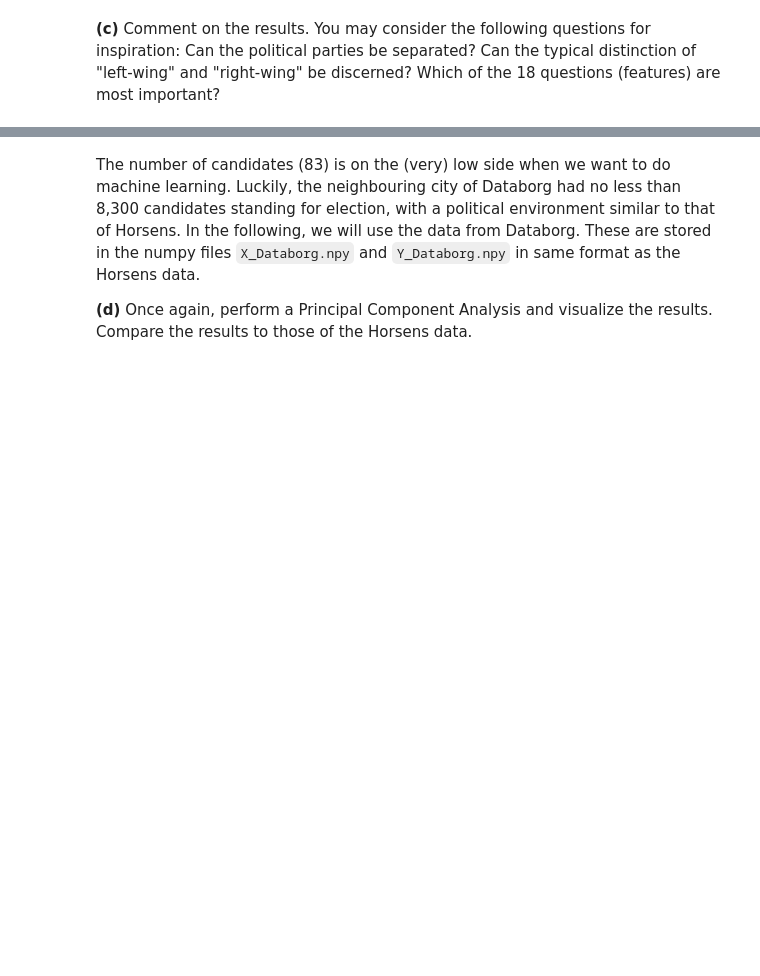
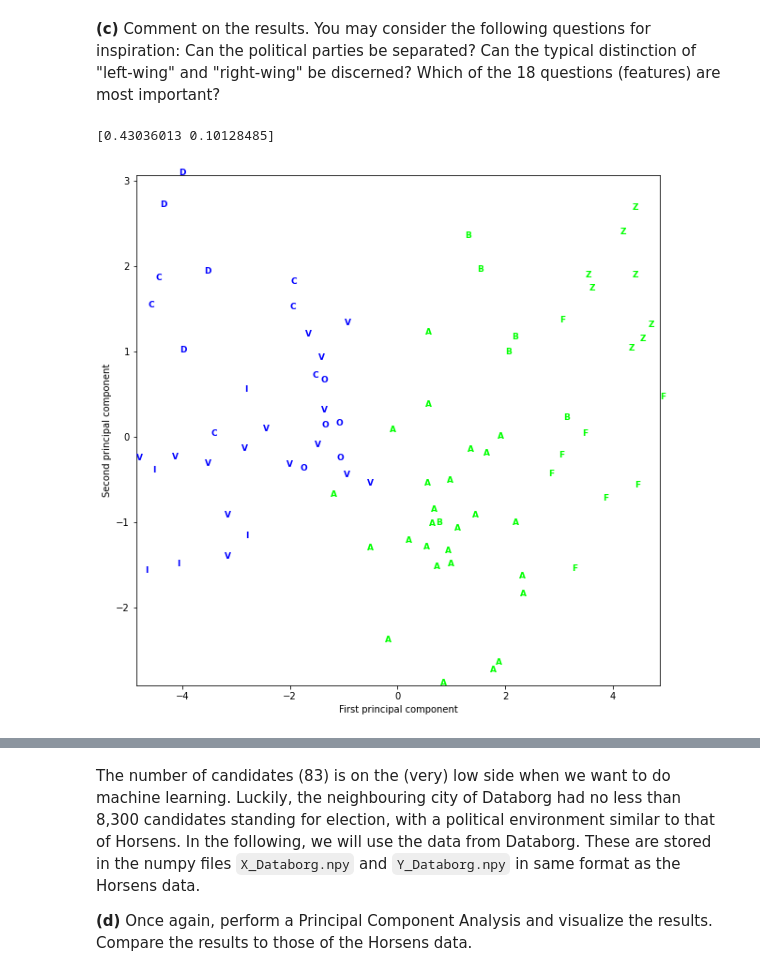
Before and after one commit to Beadhangerone/MAL, a Jupyter notebook: MAL1 Project 2022.ipynb, the cells around one changed output, grey strips where cells are left out. Drawn from its saved outputs; the diff is of its cells as text; code cells hidden in the pictures; blank space fills up the shorter version.

```diff
--- a/MAL1 Project 2022.ipynb
+++ b/MAL1 Project 2022.ipynb
@@ -1107,2 +1160,22 @@ __(b)__ Based on the answers from all 83 candidates for the Horsens city council
 # %% [markdown]
 __(c)__ Comment on the results. You may consider the following questions for inspiration: Can the political parties be separated? Can the typical distinction of "left-wing" and "right-wing" be discerned? Which of the 18 questions (features) are most important?
+# %%
+#to answer first two questions we will plot left-wing, right-wing and centrist parties with colours: green, blue, yellow
+#only rigth and left
+colors = { "A":"#00FF00","B":"#00FF00","C":"#0000FF","D":"#0000FF","F" :"#00FF00","I":"#0000FF","O":"#0000FF","V":"#0000FF", "Z":"#00FF00"}
+#right, left and center:
+#colors = { "A":"#FFFF00","B":"#FFFF00","C":"#0000FF","D":"#0000FF","F" :"#00FF00", "I":"#0000FF","O":"#0000FF","V":"#FFFF00", "Z":"#00FF00"}
+
+plt.figure(figsize=(10, 10))
+plt.xlim(parties_pca[:, 0].min(), parties_pca[:, 0].max())
+plt.ylim(parties_pca[:, 1].min(), parties_pca[:, 1].max())
+for i in range(len(X_Horsens)):
+    plt.text(parties_pca[i, 0], parties_pca[i, 1], str(Y_Horsens[i]),
+             color = colors[Y_Horsens[i]],
+             fontdict={'weight': 'bold', 'size': 9})
+plt.xlabel("First principal component")
+plt.ylabel("Second principal component")
+print(pca.explained_variance_ratio_)
+# %% [output]
+[0.43036013 0.10128485]
+[figure, added]
```
Also changed, not shown: parts of 11 cells of this notebook, 4 other files.
